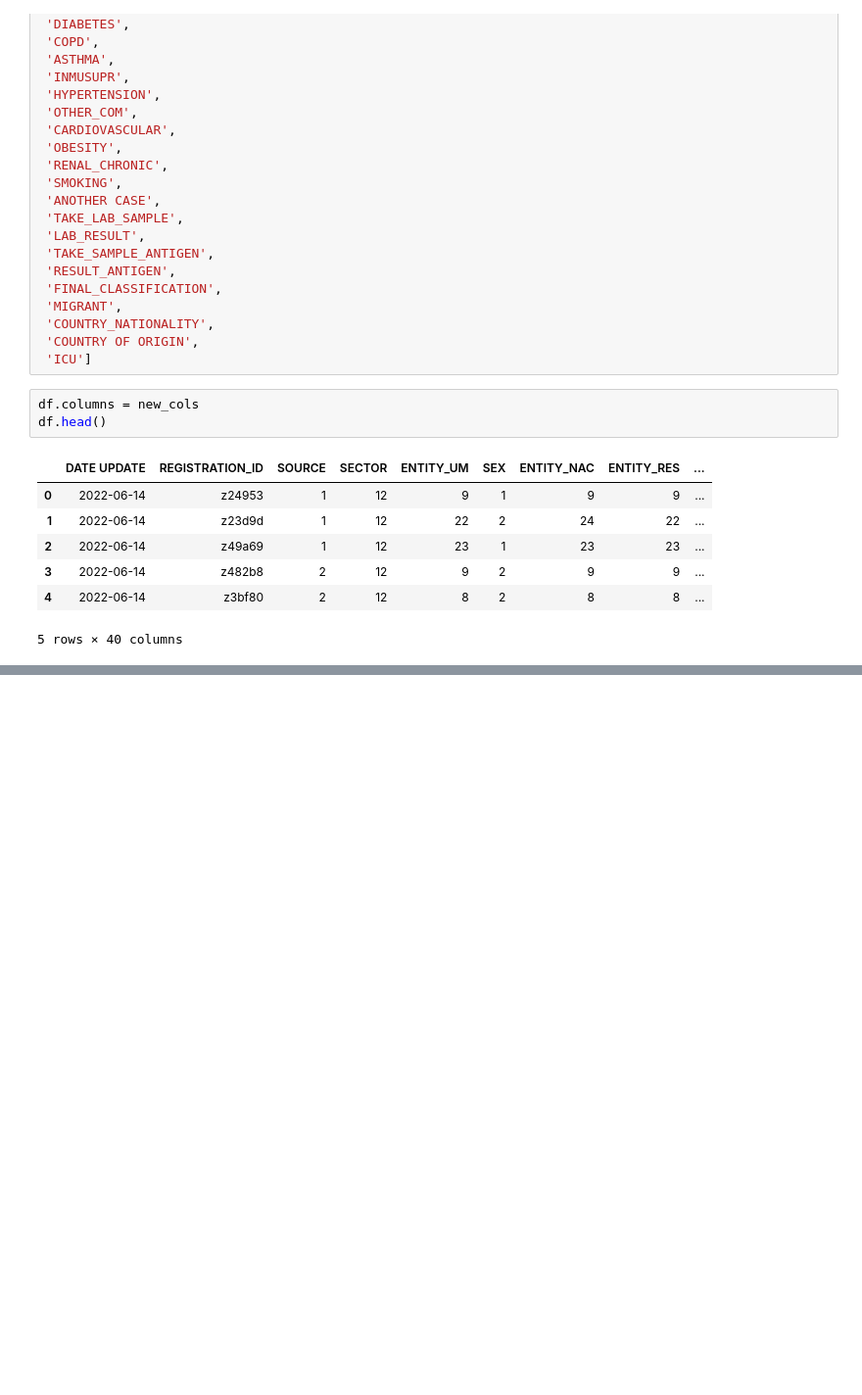
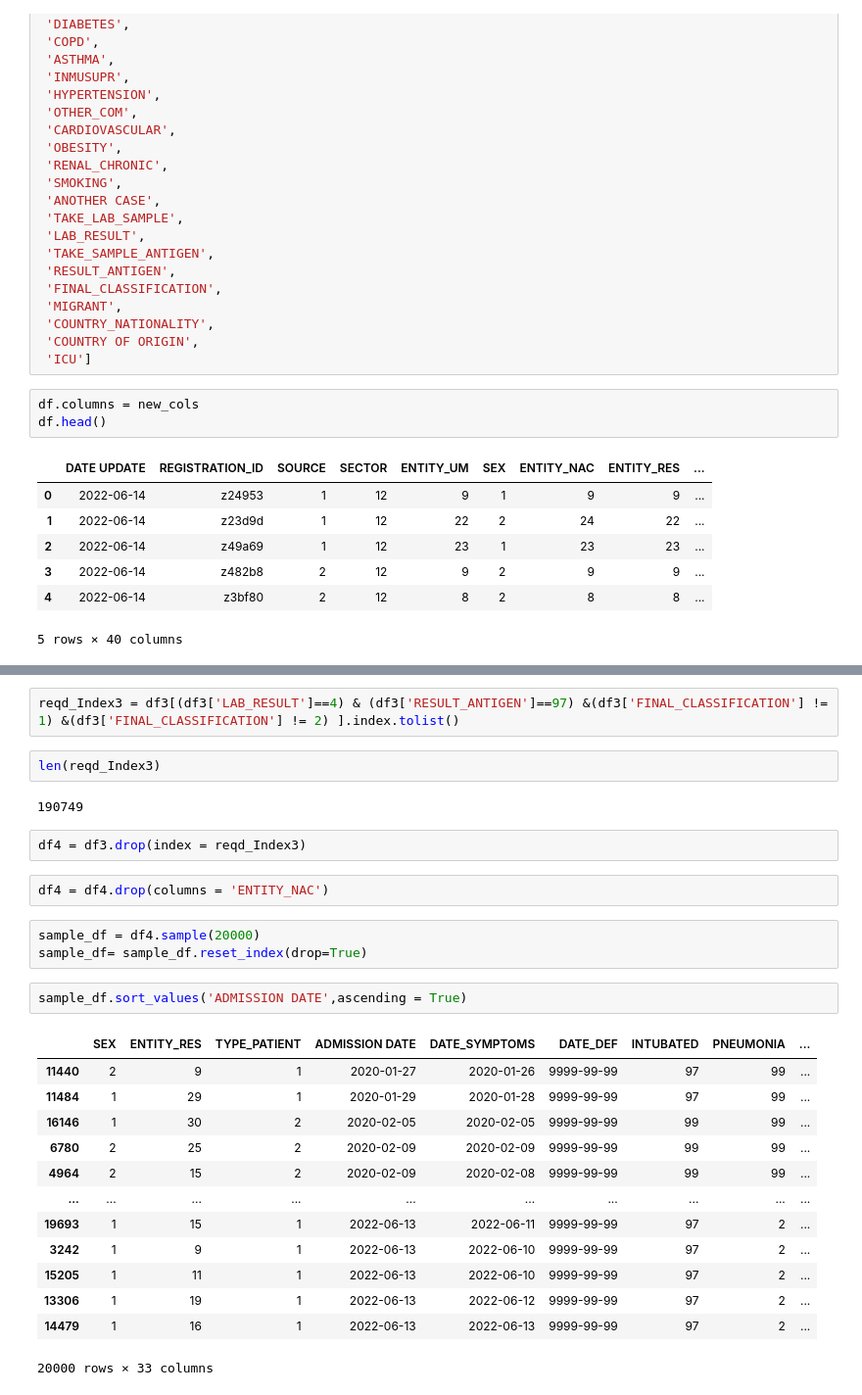
Before and after one commit to lindaperez/20_bk_AI_Covid19-Risk, a Jupyter notebook: Resources/Mexico_demographic_medical_condition.ipynb, the cells around one changed output, grey strips where cells are left out. Shown at 98% size. Drawn from its saved outputs; the diff is of its cells as text; blank space fills up the shorter version.

```diff
--- a/Resources/Mexico_demographic_medical_condition.ipynb
+++ b/Resources/Mexico_demographic_medical_condition.ipynb
@@ -99,0 +169,29 @@ df.head()
+# %%
+reqd_Index3 = df3[(df3['LAB_RESULT']==4) & (df3['RESULT_ANTIGEN']==97) &(df3['FINAL_CLASSIFICATION'] != 1) &(df3['FINAL_CLASSIFICATION'] != 2) ].index.tolist()
+# %%
+len(reqd_Index3)
+# %% [output]
+190749
+# %%
+df4 = df3.drop(index = reqd_Index3)
+# %%
+df4 = df4.drop(columns = 'ENTITY_NAC')
+# %%
+sample_df = df4.sample(20000)
+sample_df= sample_df.reset_index(drop=True)
+# %%
+sample_df.sort_values('ADMISSION DATE',ascending = True)
+# %% [output]
+|  | SEX | ENTITY_RES | TYPE_PATIENT | ADMISSION DATE | DATE_SYMPTOMS | DATE_DEF | INTUBATED | PNEUMONIA | ... |
+| 11440 | 2 | 9 | 1 | 2020-01-27 | 2020-01-26 | 9999-99-99 | 97 | 99 | ... |
+| 11484 | 1 | 29 | 1 | 2020-01-29 | 2020-01-28 | 9999-99-99 | 97 | 99 | ... |
+| 16146 | 1 | 30 | 2 | 2020-02-05 | 2020-02-05 | 9999-99-99 | 99 | 99 | ... |
+| 6780 | 2 | 25 | 2 | 2020-02-09 | 2020-02-09 | 9999-99-99 | 99 | 99 | ... |
+| 4964 | 2 | 15 | 2 | 2020-02-09 | 2020-02-08 | 9999-99-99 | 99 | 99 | ... |
+| ... | ... | ... | ... | ... | ... | ... | ... | ... | ... |
+| 19693 | 1 | 15 | 1 | 2022-06-13 | 2022-06-11 | 9999-99-99 | 97 | 2 | ... |
+| 3242 | 1 | 9 | 1 | 2022-06-13 | 2022-06-10 | 9999-99-99 | 97 | 2 | ... |
+| 15205 | 1 | 11 | 1 | 2022-06-13 | 2022-06-10 | 9999-99-99 | 97 | 2 | ... |
+| 13306 | 1 | 19 | 1 | 2022-06-13 | 2022-06-12 | 9999-99-99 | 97 | 2 | ... |
+| 14479 | 1 | 16 | 1 | 2022-06-13 | 2022-06-13 | 9999-99-99 | 97 | 2 | ... |
+20000 rows × 33 columns
```
Also changed, not shown: parts of 36 cells of this notebook.
